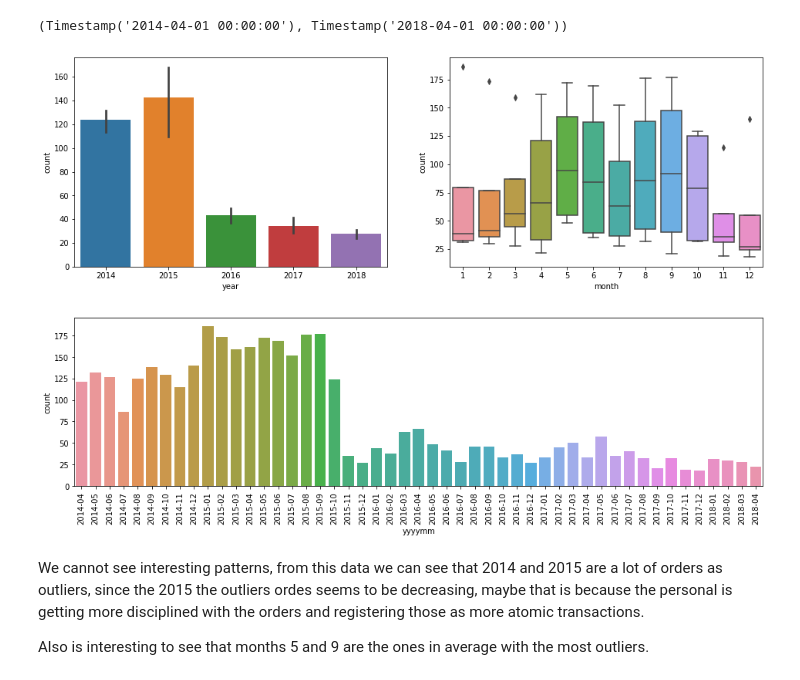
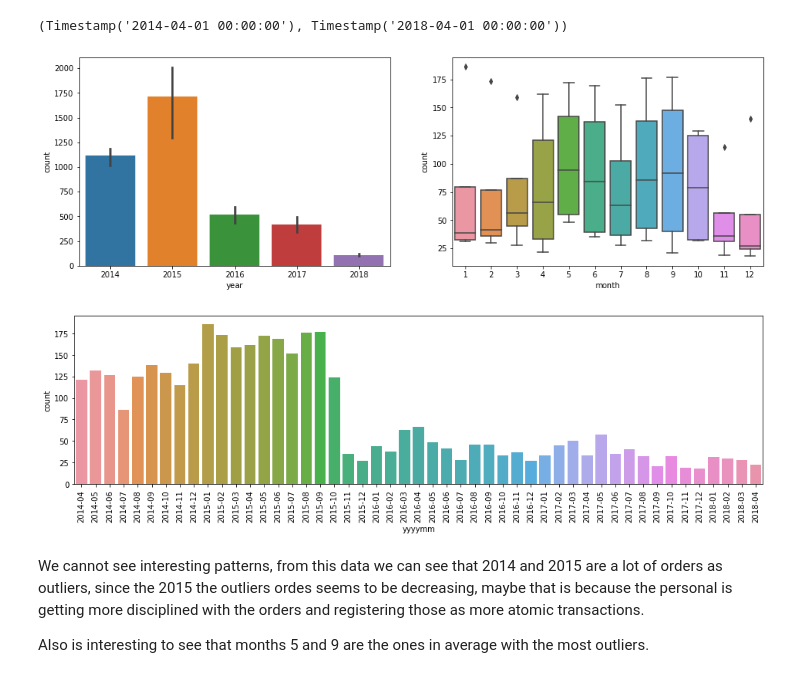
Before and after one commit to juanprq/final-project, a Jupyter notebook: prediction-analysis.ipynb, the cells around one changed output. Cells and saved outputs as stored; diff of their text form; code cells hidden in the pictures.

```diff
--- a/prediction-analysis.ipynb
+++ b/prediction-analysis.ipynb
@@ -131,24 +138,24 @@ outliers_df['date'].min(), outliers_df['date'].max()
 # %%
 data = outliers_df.groupby('date')['units'].count().reset_index().rename(columns={ 'units': 'count' })
 data['year'] = data['date'].dt.year
 data['month'] = data['date'].dt.month
 data['yyyymm'] = data['date'].dt.to_period('M')
 
 plt.figure(figsize=(16, 5))
 
 plt.subplot(1, 2, 1)
-sns.barplot(x='year', y='count', data=data)
+sns.barplot(x='year', y='count', estimator=sum, data=data)
 
 plt.subplot(1, 2, 2)
 sns.boxplot(x='month', y='count', data=data)
 
 plt.figure(figsize=(16, 4))
 
 chart = sns.barplot(x='yyyymm', y='count', data=data)
 chart.set_xticklabels(chart.get_xticklabels(), rotation=90)
 plt.show()
 # %% [output]
-[figure, old version]
+[figure, new version]
 [figure]
 # %% [markdown]
 We cannot see interesting patterns, from this data we can see that 2014 and 2015 are a lot of orders as outliers, since the 2015 the outliers ordes seems to be decreasing, maybe that is because the personal is getting more disciplined with the orders and registering those as more atomic transactions.
```
Also changed, not shown: parts of 16 cells of this notebook, 2 other files.
